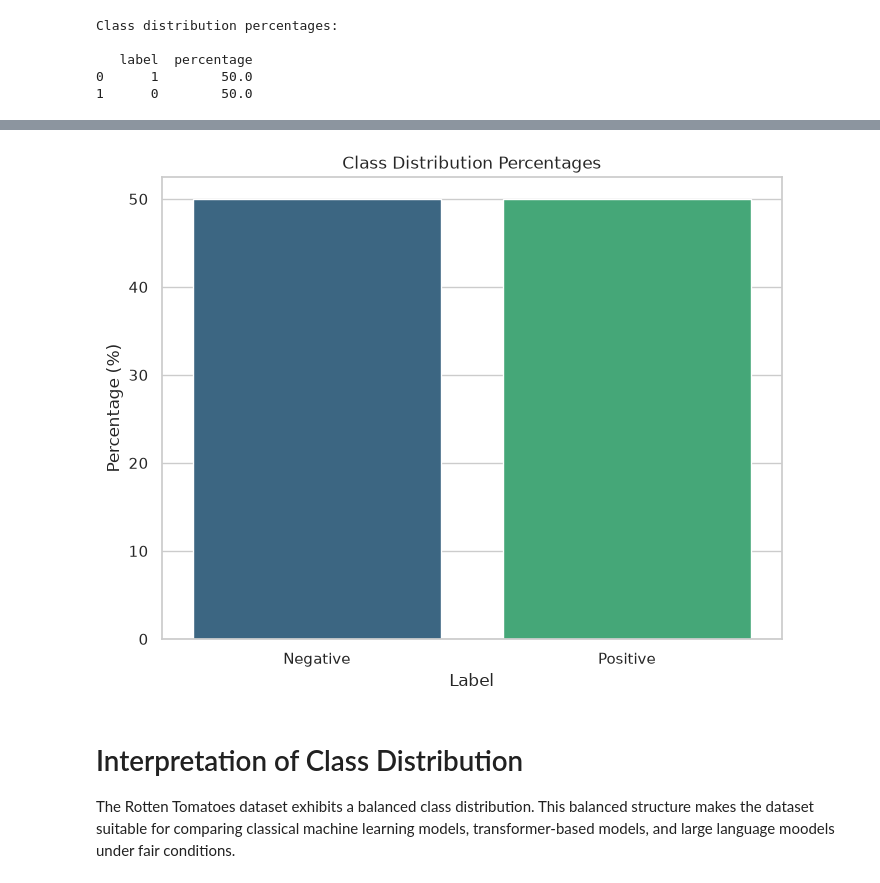
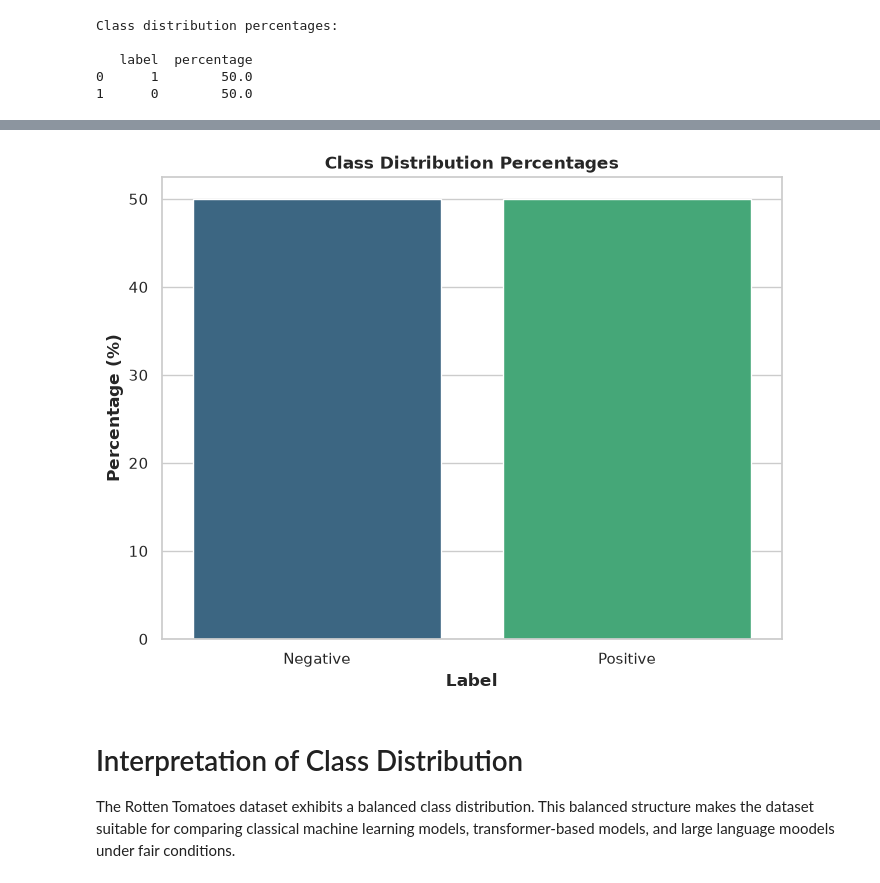
Before and after one commit to Alireza-Mirzadeh/llm-text-classification-benchmark, a Jupyter notebook: notebooks/01_eda_rotten_tomatoes.ipynb, the cells around one changed output, grey strips where cells are left out. Drawn from its saved outputs; the diff is of its cells as text; code cells hidden in the pictures.

```diff
--- a/notebooks/01_eda_rotten_tomatoes.ipynb
+++ b/notebooks/01_eda_rotten_tomatoes.ipynb
@@ -194,9 +213,9 @@ Class distribution percentages:
 plt.figure(figsize=(8, 6))
 sns.barplot(x="label", y="percentage", hue="label", data=class_distribution_percent, palette="viridis", legend=False)
 
-plt.title("Class Distribution Percentages")
-plt.xlabel("Label")
-plt.ylabel("Percentage (%)")
+plt.title("Class Distribution Percentages", weight="bold")
+plt.xlabel("Label", weight="bold")
+plt.ylabel("Percentage (%)", weight="bold")
 
 plt.xticks(ticks=[0, 1], labels=["Negative", "Positive"])
 
@@ -207,4 +226,4 @@ plt.show()
-[figure, old version]
+[figure, new version]
 # %% [markdown]
 # Interpretation of Class Distribution
 
```
Also changed, not shown: parts of 26 cells of this notebook, 9 other files.
